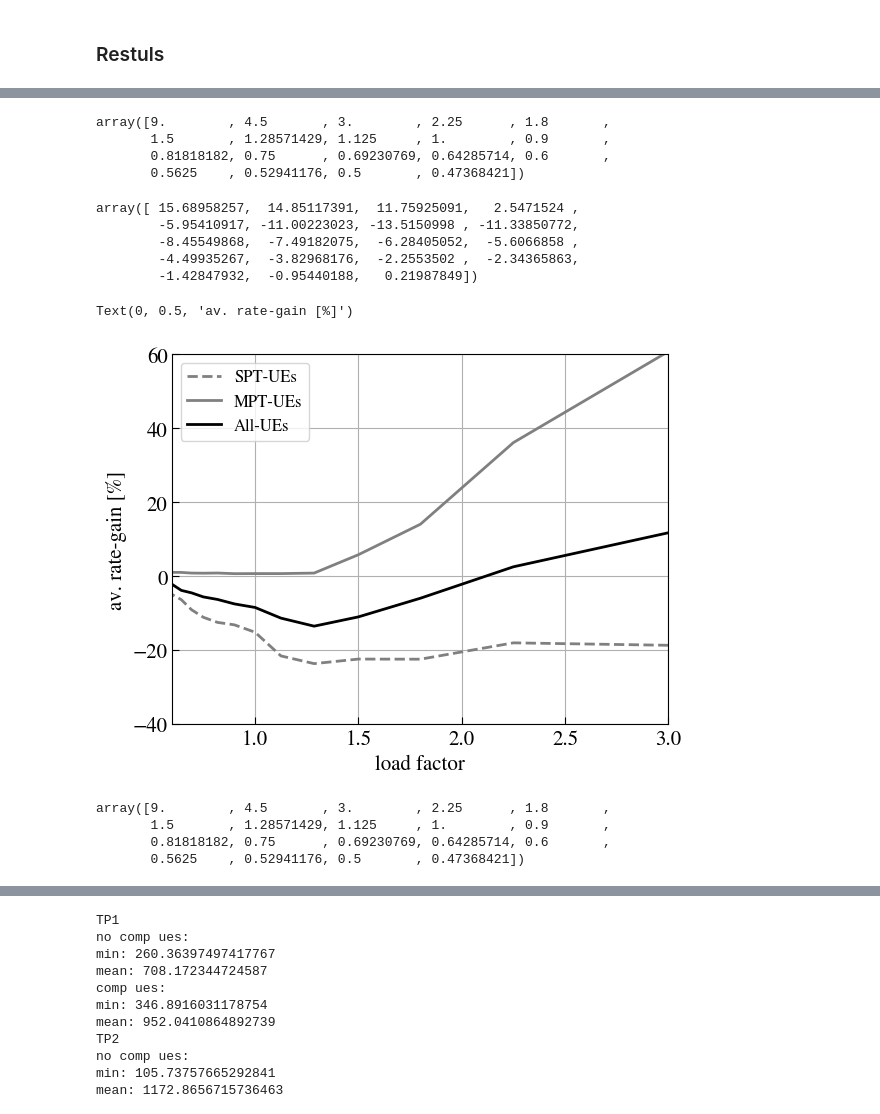
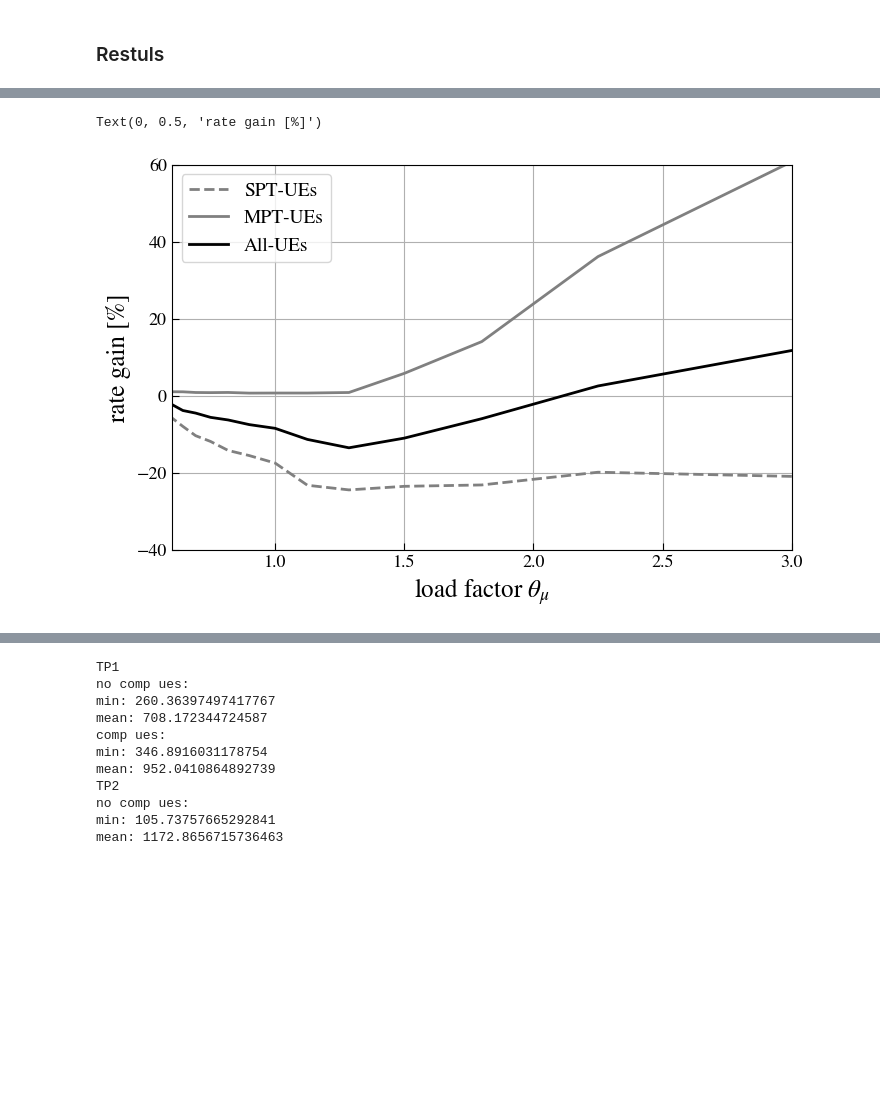
Before and after one commit to CarolineZoll/EDS, a Jupyter notebook: PRB-Reservation_savedData.ipynb, the cells around one changed output, grey strips where cells are left out. Saved outputs shown, nothing was run; the diff lists cells and outputs as text; code cells hidden in the pictures; blank space fills up the shorter version.

```diff
--- a/PRB-Reservation_savedData.ipynb
+++ b/PRB-Reservation_savedData.ipynb
@@ -190,6 +180,0 @@ for i in load:
-# %%
-no_c=np.array([])
-c=np.array([])
-for i in prb_range:
-    c=np.append(c,fcomp[i][6])
-    no_c=np.append(no_c,fNocomp[i][6])
@@ -370,6 +267,8 @@ gain_320_1=np.array([])
 gain_320_2=np.array([])
 gain_comp_1=np.array([])
 gain_comp_2=np.array([])
+gain_spt_1=np.array([])
+gain_spt_2=np.array([])
 
 
 for i in mu_range:
@@ -396,6 +295,16 @@ for i in mu_range:
     x=results[prb_ana[1]][i]['gain'][15:30]*(1-results[prb_ana[1]][i]['comp'][15:30])
     x=x[x!=0]
     gain_320_2=np.append(gain_320_2,np.mean(x))
+
+
+
+    x=results[prb_ana[1]][i]['gain'][0:30]*(1-results[prb_ana[1]][i]['comp'][0:30])
+    x=x[x!=0]
+    gain_spt_2=np.append(gain_spt_2,np.mean(x))
+
+    x=results[prb_ana[0]][i]['gain'][0:30]*(1-results[prb_ana[0]][i]['comp'][0:30])
+    x=x[x!=0]
+    gain_spt_1=np.append(gain_spt_1,np.mean(x))
 # %%
 mu_range2=1/mu_range*full_load
 # %%
@@ -425,15 +330,0 @@ Text(0, 0.5, 'av. rate-gain [%]')
-# %%
-mu_range2
-# %% [output]
-array([9.        , 4.5       , 3.        , 2.25      , 1.8       ,
-       1.5       , 1.28571429, 1.125     , 1.        , 0.9       ,
-       0.81818182, 0.75      , 0.69230769, 0.64285714, 0.6       ,
-       0.5625    , 0.52941176, 0.5       , 0.47368421])
-# %%
-mean_gain[29]
-# %% [output]
-array([ 15.68958257,  14.85117391,  11.75925091,   2.5471524 ,
-        -5.95410917, -11.00223023, -13.5150998 , -11.33850772,
-        -8.45549868,  -7.49182075,  -6.28405052,  -5.6066858 ,
-        -4.49935267,  -3.82968176,  -2.2553502 ,  -2.34365863,
-        -1.42847932,  -0.95440188,   0.21987849])
@@ -442,31 +331,30 @@ gain_spt=(gain_133_1[beg:end]+gain_320_1[beg:end])/2
 # %%
 beg=2
 end=19
+f = plt.figure()
+f.set_figwidth(8)
+f.set_figheight(5)
+
+parameters = {'axes.labelsize': 16,'axes.titlesize': 16,'xtick.labelsize':13,'ytick.labelsize':13,'figure.titlesize':20}
+plt.rcParams.update(parameters)
 gain_spt=(gain_133_1[beg:end]+gain_320_1[beg:end])/2
 #plt.plot(mu_range2[beg:end],gain_133_1[beg:end],color='grey',linestyle='dotted', label='SPT-UEs TP-1',linewidth=2)
-plt.plot(mu_range2[beg:end],gain_spt,color='grey',linestyle='dashed', label= 'SPT-UEs',linewidth=2)
+plt.plot(mu_range2[beg:end],gain_spt_1[beg:end],color='grey',linestyle='dashed', label= 'SPT-UEs',linewidth=2)
 plt.plot(mu_range2[beg:end],gain_comp_1[beg:end],color='grey', label='MPT-UEs',linewidth=2)
 plt.plot(mu_range2[beg:end],mean_gain[prb_ana[0]][beg:end],color='black', label='All-UEs',linewidth=2)
 #plt.vlines(x=mu_range2[full_load],ymin=-50, ymax=85,ls='-',label='load boundary',colors='green')
 
 #plt.legend()
 #plt.title('Rate-gain analysis '+ str(prb_ana[0]*2) + ' % of the resources for comp UEs', fontsize=14)
 plt.grid()
-plt.legend( prop={'size': 12})
-plt.xlabel('packet arrival rate $\mu$ [ms]')
+plt.legend(prop={'size': 14})
+#plt.xlabel('packet arrival rate $\mu$ [ms]')
 plt.xlim(0.6,3)
 #plt.ylim(-35,40)
 #plt.ylim(-35,35)
-plt.xlabel('load factor')
+plt.xlabel('load factor $\u03B8_{\mu}$',fontsize=18)
 plt.ylim(-40,60)
-plt.ylabel('av. rate-gain [%]')
+plt.ylabel('rate gain [%]',fontsize=18)
 # %% [output]
-Text(0, 0.5, 'av. rate-gain [%]')
+Text(0, 0.5, 'rate gain [%]')
-[figure, old version]
+[figure, new version]
-# %%
-mu_range2
-# %% [output]
-array([9.        , 4.5       , 3.        , 2.25      , 1.8       ,
-       1.5       , 1.28571429, 1.125     , 1.        , 0.9       ,
-       0.81818182, 0.75      , 0.69230769, 0.64285714, 0.6       ,
-       0.5625    , 0.52941176, 0.5       , 0.47368421])
```
Also changed, not shown: parts of 38 cells of this notebook, 15 other files.
